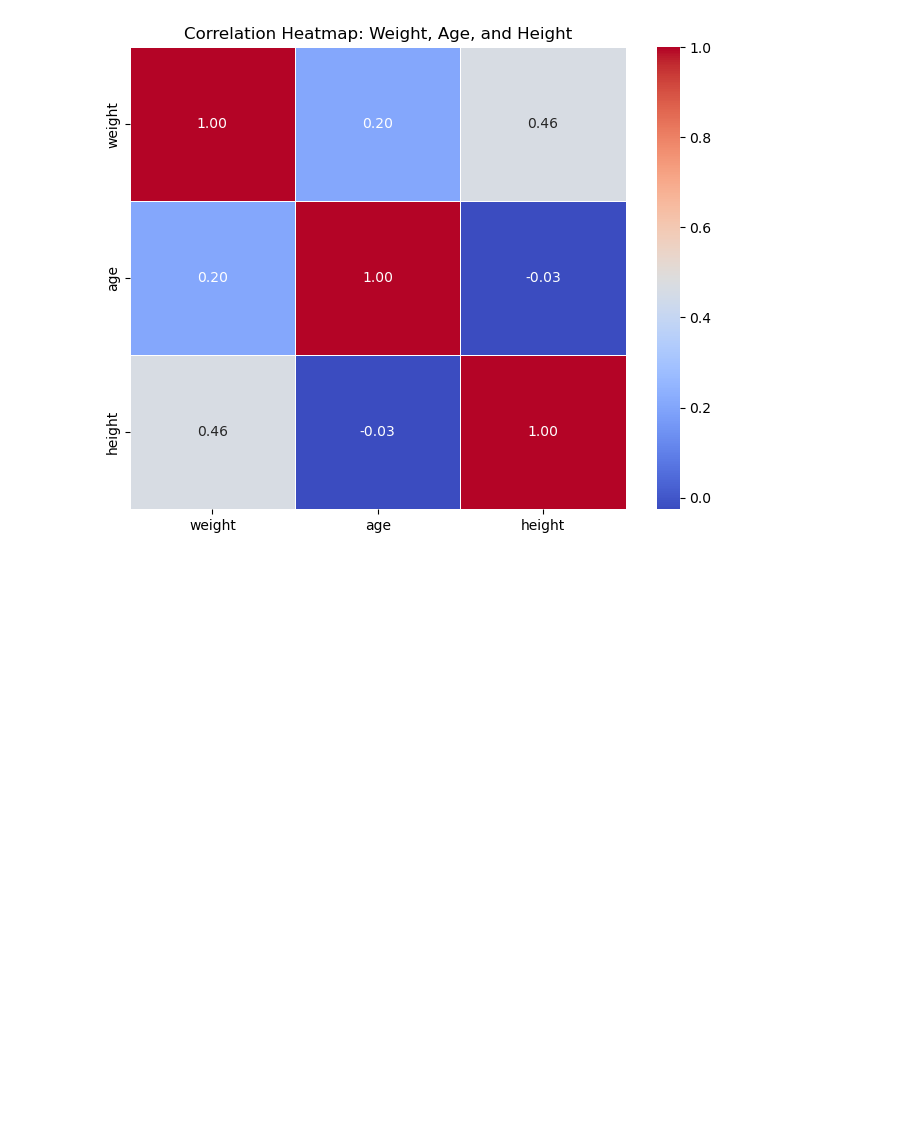
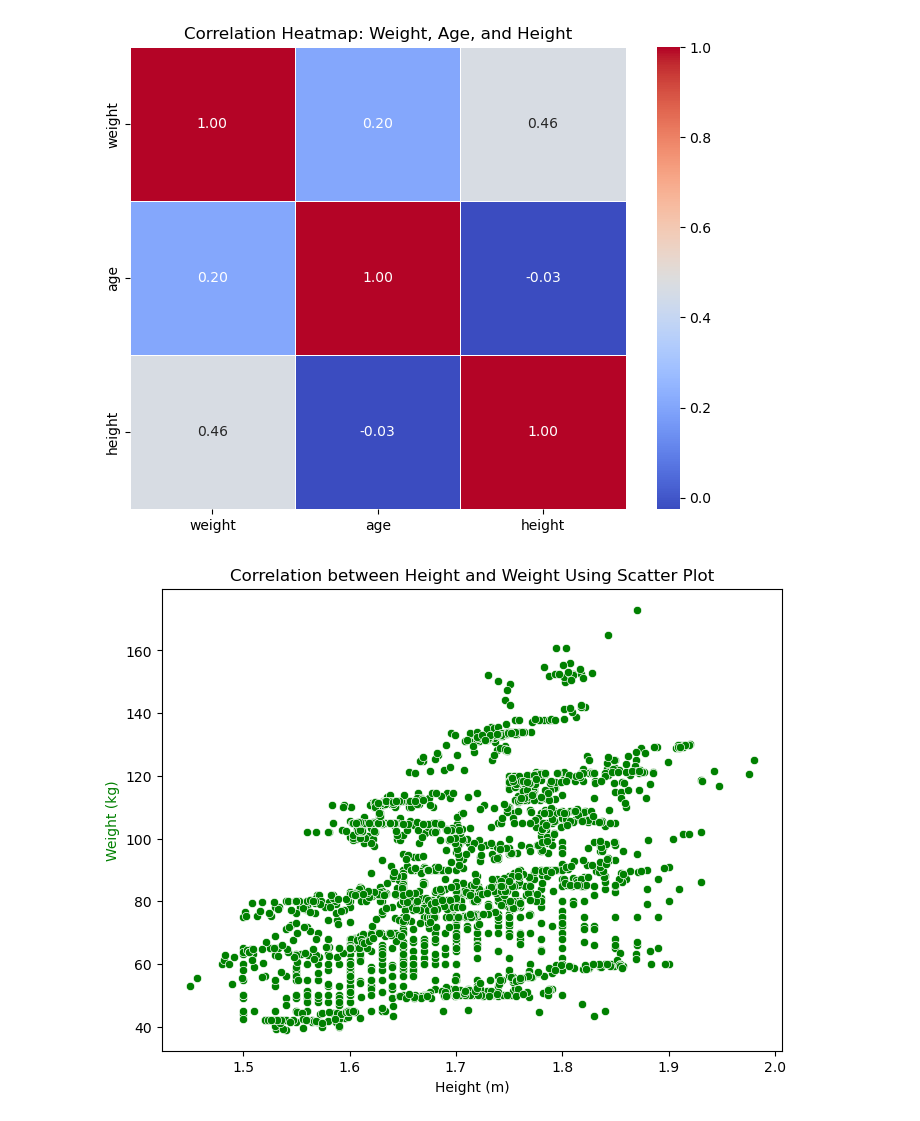
Before and after one commit to clappy203/Applied-AI-Group-Projects, a Jupyter notebook: dataCleanup.ipynb, the cells around one changed output. Cells and saved outputs as stored; diff of their text form; code cells hidden in the pictures; blank space fills up the shorter version.

Commit message:
ashleys scatterplot

```diff
--- a/dataCleanup.ipynb
+++ b/dataCleanup.ipynb
@@ -312,3 +312,12 @@ plt.title("Correlation Heatmap: Weight, Age, and Height")
 plt.show()
 # %% [output]
 [figure]
+# %%
+plt.figure(figsize=(8, 6))
+sns.scatterplot(x=df2['height'], y=df2['weight'], color='green')
+plt.title('Correlation between Height and Weight Using Scatter Plot', color='black')
+plt.xlabel('Height (m)', color='black')
+plt.ylabel('Weight (kg)', color='green')
+plt.show()
+# %% [output]
+[figure, added]
```
Also changed, not shown: parts of 1 cell of this notebook.
